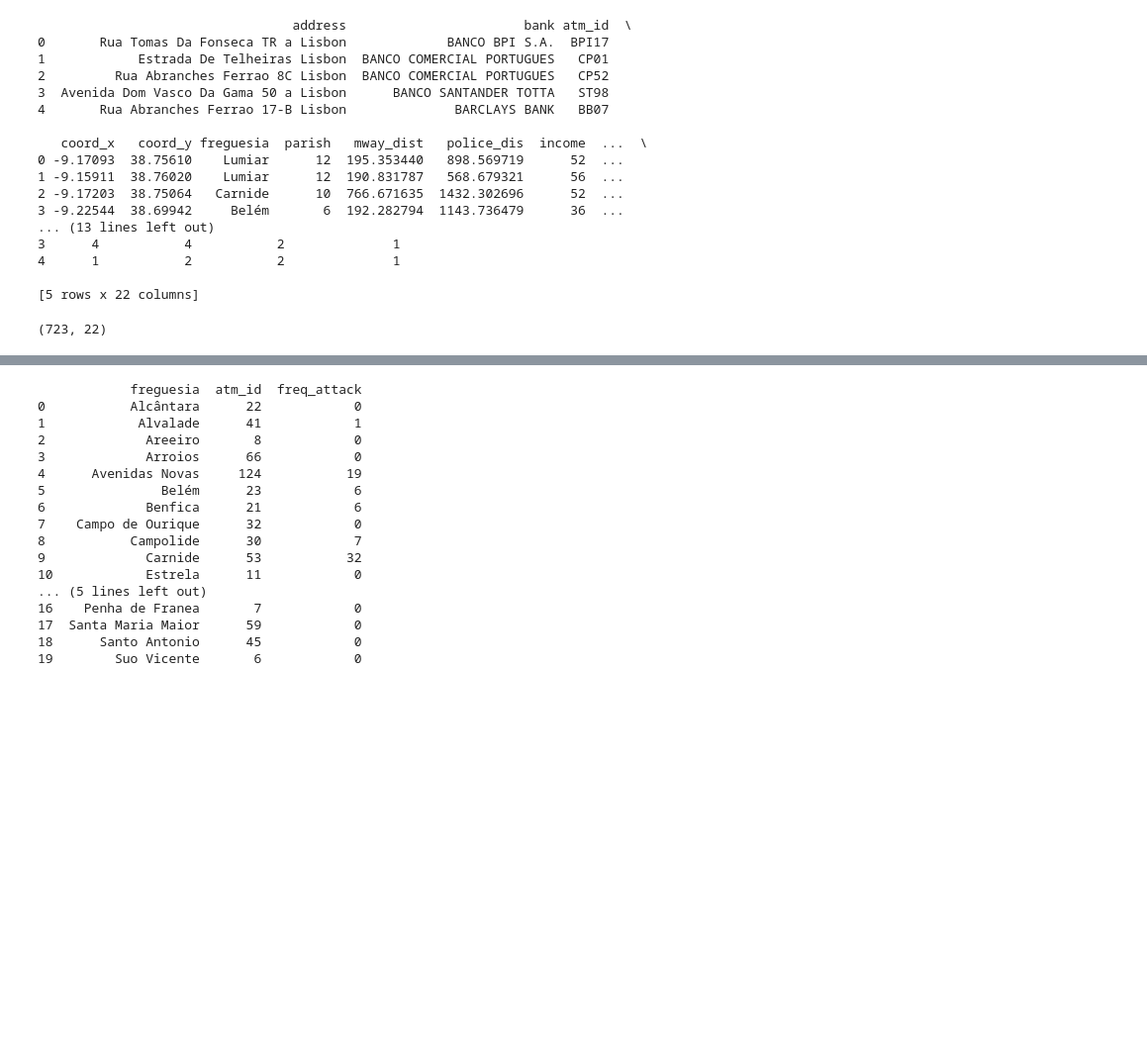
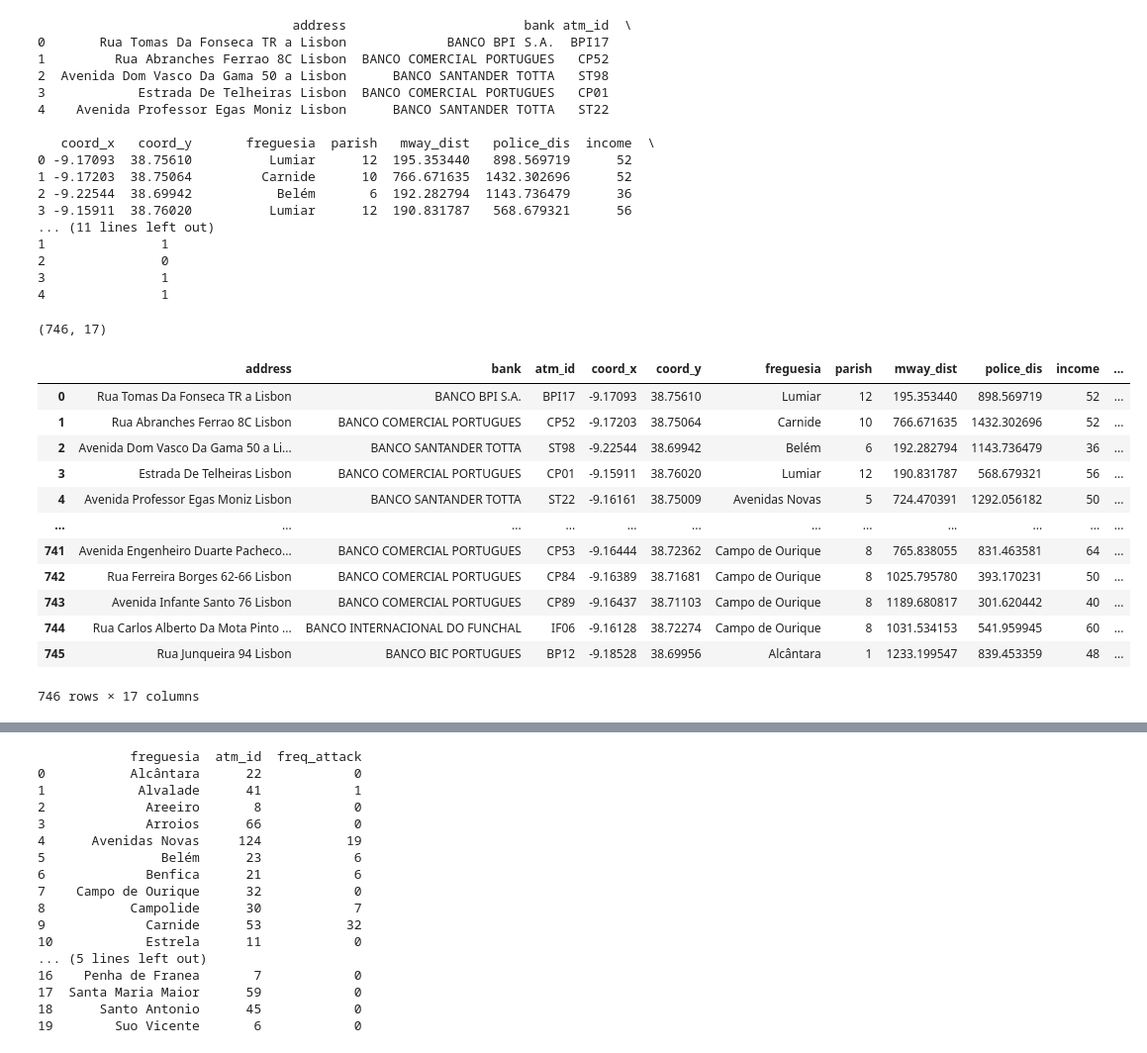
Before and after one commit to mrcodeScholar/BehindATMCrimeScenes, a Jupyter notebook: Lisbon_crime_scenes/Dataset/python dataset analysis/datasetAnalysis.ipynb, the cells around one changed output, grey strips where cells are left out. Shown at 99% size. Saved outputs shown, nothing was run; the diff lists cells and outputs as text; code cells hidden in the pictures; blank space fills up the shorter version.

```diff
--- a/Lisbon_crime_scenes/Dataset/python dataset analysis/datasetAnalysis.ipynb
+++ b/Lisbon_crime_scenes/Dataset/python dataset analysis/datasetAnalysis.ipynb
@@ -8,6 +9,6 @@ from folium.plugins import FloatImage
 # %%
 # Read the CSV file into a DataFrame
-df = pd.read_csv('../Dataset.csv')
+df = pd.read_csv('CompleteData2024.csv')
 
 # Display the DataFrame
 print(df.head())
@@ -15,22 +16,39 @@ df.shape
 # %% [output]
                                  address                       bank atm_id  \
 0       Rua Tomas Da Fonseca TR a Lisbon             BANCO BPI S.A.  BPI17
-1            Estrada De Telheiras Lisbon  BANCO COMERCIAL PORTUGUES   CP01
-2         Rua Abranches Ferrao 8C Lisbon  BANCO COMERCIAL PORTUGUES   CP52
-3  Avenida Dom Vasco Da Gama 50 a Lisbon      BANCO SANTANDER TOTTA   ST98
-4       Rua Abranches Ferrao 17-B Lisbon              BARCLAYS BANK   BB07
+1         Rua Abranches Ferrao 8C Lisbon  BANCO COMERCIAL PORTUGUES   CP52
+2  Avenida Dom Vasco Da Gama 50 a Lisbon      BANCO SANTANDER TOTTA   ST98
+3            Estrada De Telheiras Lisbon  BANCO COMERCIAL PORTUGUES   CP01
+4    Avenida Professor Egas Moniz Lisbon      BANCO SANTANDER TOTTA   ST22
 
-   coord_x   coord_y freguesia  parish   mway_dist   police_dis  income  ...  \
-0 -9.17093  38.75610    Lumiar      12  195.353440   898.569719      52  ...
-1 -9.15911  38.76020    Lumiar      12  190.831787   568.679321      56  ...
-2 -9.17203  38.75064   Carnide      10  766.671635  1432.302696      52  ...
-3 -9.22544  38.69942     Belém       6  192.282794  1143.736479      36  ...
-... (13 lines left out)
-3      4           4           2              1
-4      1           2           2              1
-
-[5 rows x 22 columns]
+   coord_x   coord_y       freguesia  parish   mway_dist   police_dis  income  \
+0 -9.17093  38.75610          Lumiar      12  195.353440   898.569719      52
+1 -9.17203  38.75064         Carnide      10  766.671635  1432.302696      52
+2 -9.22544  38.69942           Belém       6  192.282794  1143.736479      36
+3 -9.15911  38.76020          Lumiar      12  190.831787   568.679321      56
+... (11 lines left out)
+1               1
+2               0
+3               1
+4               1
-(723, 22)
+(746, 17)
+# %%
+pd.set_option('display.max_column',None)
+df
+# %% [output]
+|  | address | bank | atm_id | coord_x | coord_y | freguesia | parish | mway_dist | police_dis | income | ... |
+| 0 | Rua Tomas Da Fonseca TR a Lisbon | BANCO BPI S.A. | BPI17 | -9.17093 | 38.75610 | Lumiar | 12 | 195.353440 | 898.569719 | 52 | ... |
+| 1 | Rua Abranches Ferrao 8C Lisbon | BANCO COMERCIAL PORTUGUES | CP52 | -9.17203 | 38.75064 | Carnide | 10 | 766.671635 | 1432.302696 | 52 | ... |
+| 2 | Avenida Dom Vasco Da Gama 50 a Li... | BANCO SANTANDER TOTTA | ST98 | -9.22544 | 38.69942 | Belém | 6 | 192.282794 | 1143.736479 | 36 | ... |
+| 3 | Estrada De Telheiras Lisbon | BANCO COMERCIAL PORTUGUES | CP01 | -9.15911 | 38.76020 | Lumiar | 12 | 190.831787 | 568.679321 | 56 | ... |
+| 4 | Avenida Professor Egas Moniz Lisbon | BANCO SANTANDER TOTTA | ST22 | -9.16161 | 38.75009 | Avenidas Novas | 5 | 724.470391 | 1292.056182 | 50 | ... |
+| ... | ... | ... | ... | ... | ... | ... | ... | ... | ... | ... | ... |
+| 741 | Avenida Engenheiro Duarte Pacheco... | BANCO COMERCIAL PORTUGUES | CP53 | -9.16444 | 38.72362 | Campo de Ourique | 8 | 765.838055 | 831.463581 | 64 | ... |
+| 742 | Rua Ferreira Borges 62-66 Lisbon | BANCO COMERCIAL PORTUGUES | CP84 | -9.16389 | 38.71681 | Campo de Ourique | 8 | 1025.795780 | 393.170231 | 50 | ... |
+| 743 | Avenida Infante Santo 76 Lisbon | BANCO COMERCIAL PORTUGUES | CP89 | -9.16437 | 38.71103 | Campo de Ourique | 8 | 1189.680817 | 301.620442 | 40 | ... |
+| 744 | Rua Carlos Alberto Da Mota Pinto ... | BANCO INTERNACIONAL DO FUNCHAL | IF06 | -9.16128 | 38.72274 | Campo de Ourique | 8 | 1031.534153 | 541.959945 | 60 | ... |
+| 745 | Rua Junqueira 94 Lisbon | BANCO BIC PORTUGUES | BP12 | -9.18528 | 38.69956 | Alcântara | 1 | 1233.199547 | 839.453359 | 48 | ... |
+746 rows × 17 columns
 # %%
 # Display the DataFrame structure
 print("DataFrame structure:")
```
Also changed, not shown: parts of 10 cells of this notebook, 40 other files.
